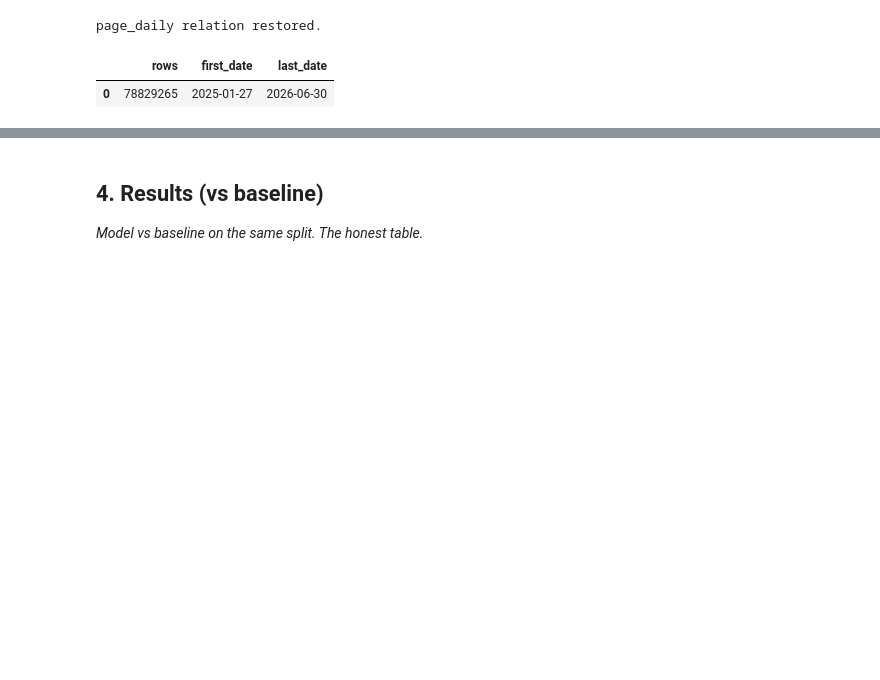
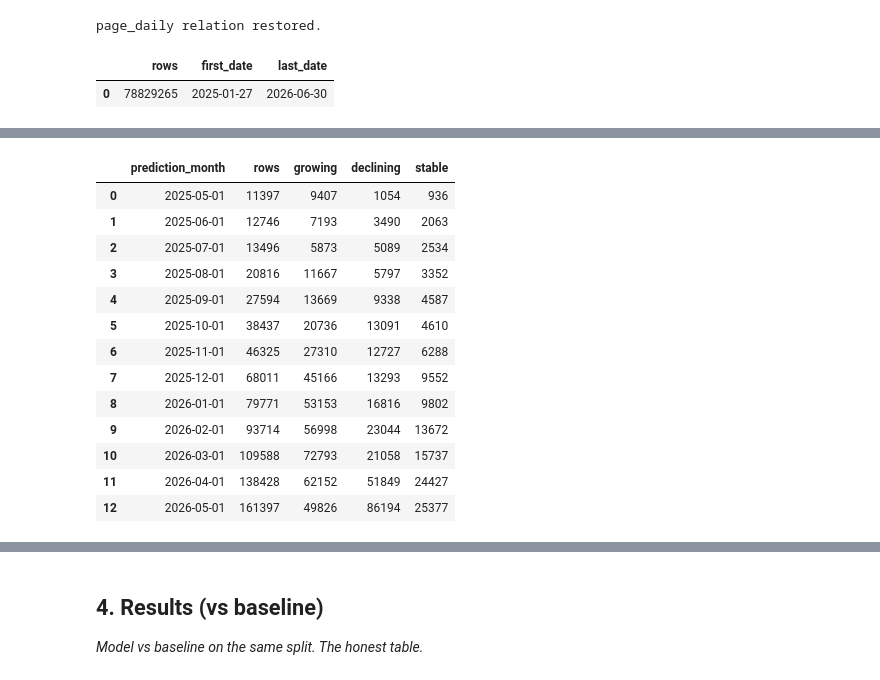
Before and after one commit to aniqaatiq842-commits/Flyrank-ML-INTERNSHIP, a Jupyter notebook: work/notebooks/capstone.ipynb, the cells around one changed output, grey strips where cells are left out. Cells and saved outputs as stored; diff of their text form; code cells hidden in the pictures; blank space fills up the shorter version.

```diff
--- a/work/notebooks/capstone.ipynb
+++ b/work/notebooks/capstone.ipynb
@@ -968,0 +1770,31 @@ print("Monthly page table materialized successfully.")
+# %%
+# 3.6 — Inspect temporal distribution before train/test split
+
+display(
+    con.sql("""
+        SELECT
+            prediction_month,
+            COUNT(*) AS rows,
+            COUNT(*) FILTER (WHERE target = 'Growing') AS growing,
+            COUNT(*) FILTER (WHERE target = 'Declining') AS declining,
+            COUNT(*) FILTER (WHERE target = 'Stable') AS stable
+        FROM modeling_dataset
+        GROUP BY prediction_month
+        ORDER BY prediction_month
+    """).df()
+)
+# %% [output]
+|  | prediction_month | rows | growing | declining | stable |
+| 0 | 2025-05-01 | 11397 | 9407 | 1054 | 936 |
+| 1 | 2025-06-01 | 12746 | 7193 | 3490 | 2063 |
+| 2 | 2025-07-01 | 13496 | 5873 | 5089 | 2534 |
+| 3 | 2025-08-01 | 20816 | 11667 | 5797 | 3352 |
+| 4 | 2025-09-01 | 27594 | 13669 | 9338 | 4587 |
+| 5 | 2025-10-01 | 38437 | 20736 | 13091 | 4610 |
+| 6 | 2025-11-01 | 46325 | 27310 | 12727 | 6288 |
+| 7 | 2025-12-01 | 68011 | 45166 | 13293 | 9552 |
+| 8 | 2026-01-01 | 79771 | 53153 | 16816 | 9802 |
+| 9 | 2026-02-01 | 93714 | 56998 | 23044 | 13672 |
+| 10 | 2026-03-01 | 109588 | 72793 | 21058 | 15737 |
+| 11 | 2026-04-01 | 138428 | 62152 | 51849 | 24427 |
+| 12 | 2026-05-01 | 161397 | 49826 | 86194 | 25377 |
```
Also changed, not shown: parts of 49 cells of this notebook.
